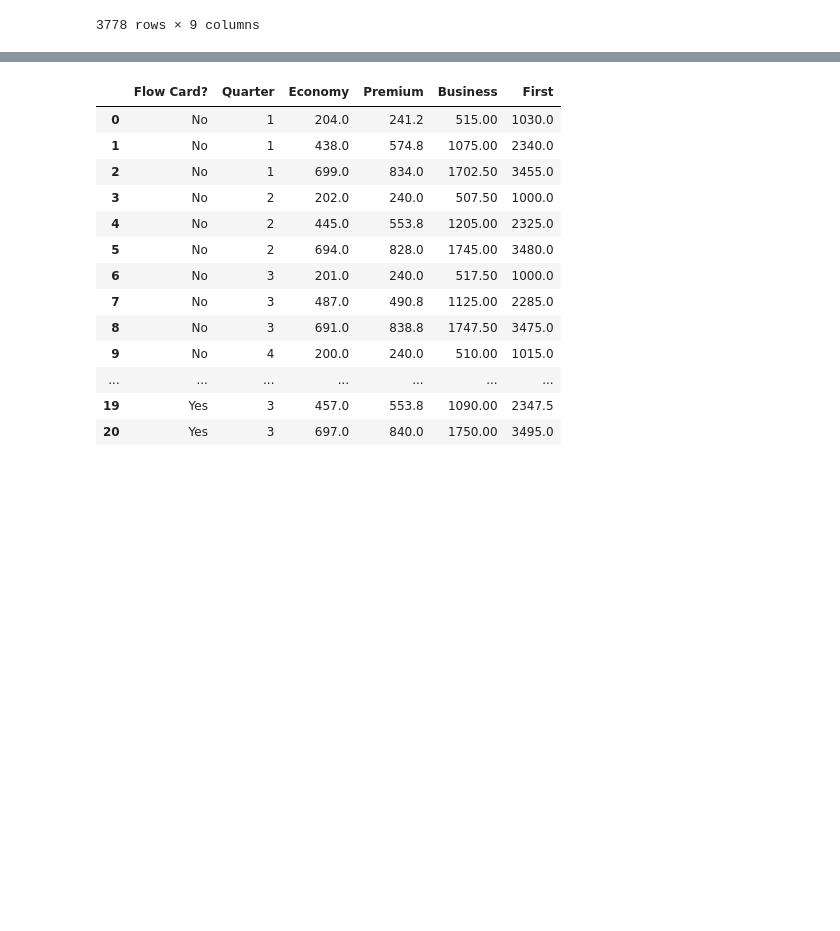
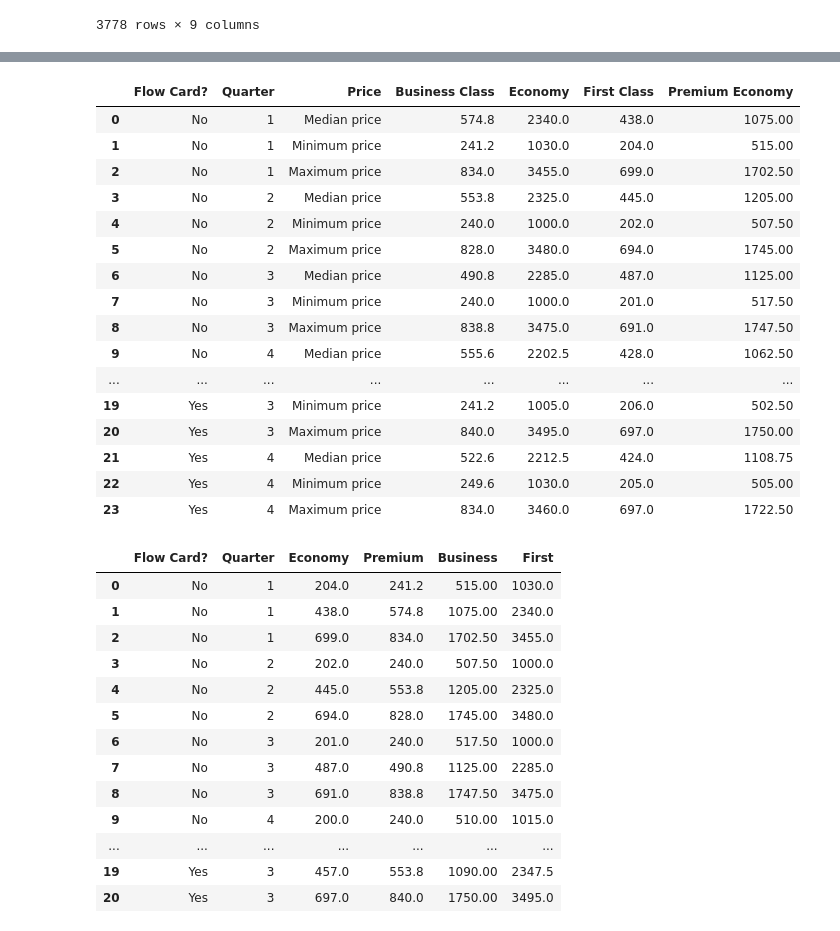
Before and after one commit to cenviity/preppin-data, a Jupyter notebook: 2024/02/2024_02.ipynb, the cells around one changed output, grey strips where cells are left out. Cells and saved outputs as stored; diff of their text form; code cells hidden in the pictures; blank space fills up the shorter version.

```diff
--- a/2024/02/2024_02.ipynb
+++ b/2024/02/2024_02.ipynb
@@ -175,10 +57,0 @@ maximum_prices_by_group_pivoted
-# %%
-# Union all data
-df = pd.concat(
-    (
-        median_prices_by_group_pivoted,
-        minimum_prices_by_group_pivoted,
-        maximum_prices_by_group_pivoted,
-    )
-).reset_index(drop=True)
-df
@@ -202,0 +58,14 @@ df
+# %%
+# Group by various fields
+# Calculate median, minimum and maximum prices by group
+aggregations = {
+    "Median price": pd.NamedAgg("Price", "median"),
+    "Minimum price": pd.NamedAgg("Price", "min"),
+    "Maximum price": pd.NamedAgg("Price", "max"),
+}
+df = (
+    df.groupby(["Flow Card?", "Quarter", "Class"])
+    .agg(**aggregations)
+    .rename_axis(columns="Price")
+)
+df
@@ -202,0 +91,4 @@ df
+# %%
+# Pivot `Class` field and unpivot price aggregations
+df = df.unstack("Class").stack("Price", future_stack=True)
+df
@@ -203,3 +114,26 @@ df
+# %%
+# Move `Flow Card?` and `Quarter` to columns
+# Remove column axis name (`Class`)
+df = df.reset_index().rename_axis(columns=None)
+df
+# %% [output]
+|  | Flow Card? | Quarter | Price | Business Class | Economy | First Class | Premium Economy |
+| 0 | No | 1 | Median price | 574.8 | 2340.0 | 438.0 | 1075.00 |
+| 1 | No | 1 | Minimum price | 241.2 | 1030.0 | 204.0 | 515.00 |
+| 2 | No | 1 | Maximum price | 834.0 | 3455.0 | 699.0 | 1702.50 |
+| 3 | No | 2 | Median price | 553.8 | 2325.0 | 445.0 | 1205.00 |
+| 4 | No | 2 | Minimum price | 240.0 | 1000.0 | 202.0 | 507.50 |
+| 5 | No | 2 | Maximum price | 828.0 | 3480.0 | 694.0 | 1745.00 |
+| 6 | No | 3 | Median price | 490.8 | 2285.0 | 487.0 | 1125.00 |
+| 7 | No | 3 | Minimum price | 240.0 | 1000.0 | 201.0 | 517.50 |
+| 8 | No | 3 | Maximum price | 838.8 | 3475.0 | 691.0 | 1747.50 |
+| 9 | No | 4 | Median price | 555.6 | 2202.5 | 428.0 | 1062.50 |
+| ... | ... | ... | ... | ... | ... | ... | ... |
+| 19 | Yes | 3 | Minimum price | 241.2 | 1005.0 | 206.0 | 502.50 |
+| 20 | Yes | 3 | Maximum price | 840.0 | 3495.0 | 697.0 | 1750.00 |
+| 21 | Yes | 4 | Median price | 522.6 | 2212.5 | 424.0 | 1108.75 |
+| 22 | Yes | 4 | Minimum price | 249.6 | 1030.0 | 205.0 | 505.00 |
+| 23 | Yes | 4 | Maximum price | 834.0 | 3460.0 | 697.0 | 1722.50 |
 # %%
 # Rename and reorder columns
 df = df.rename(
```
Also changed, not shown: parts of 10 cells of this notebook.
